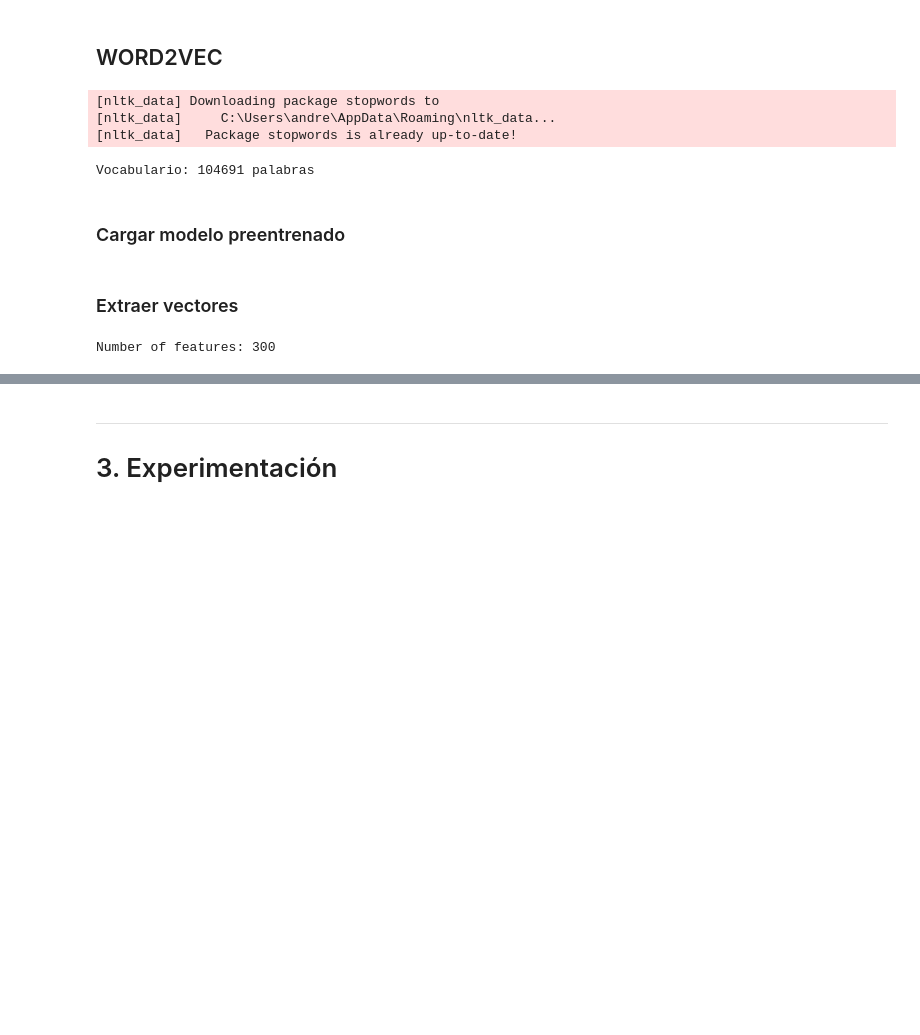
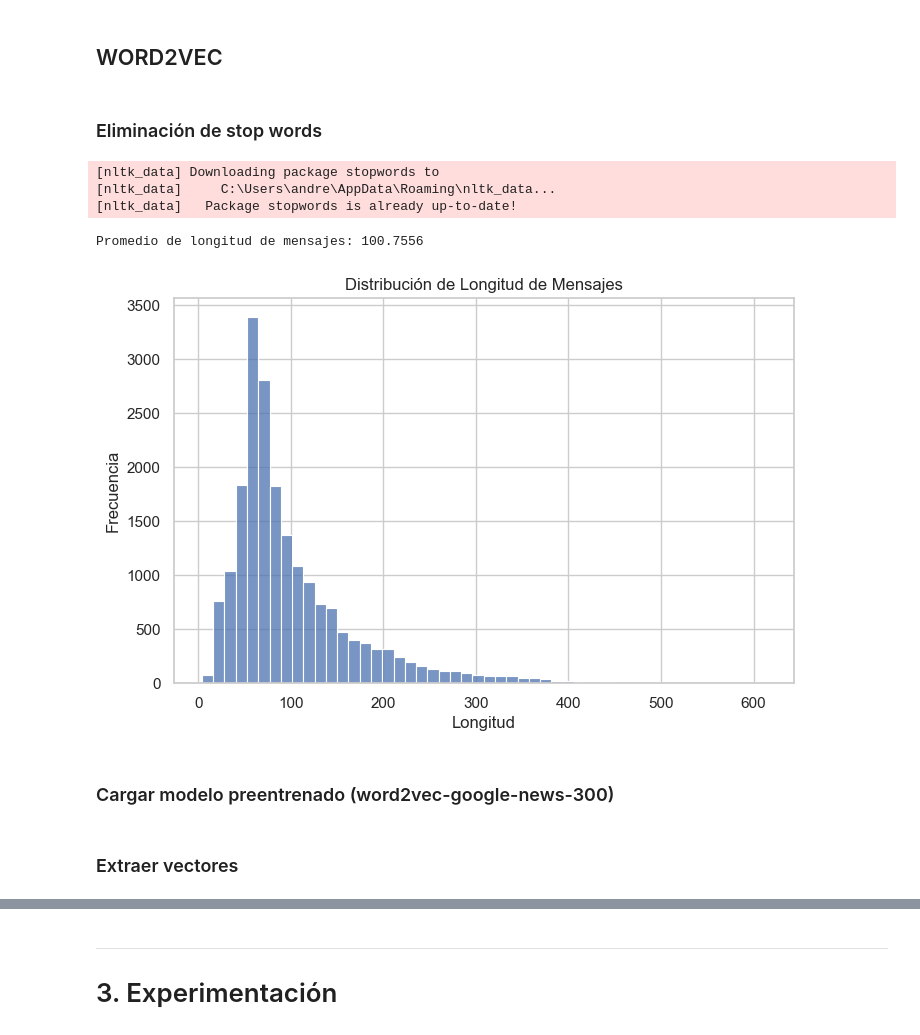
Before and after one commit to Adrian-Cespedes/Proy4-ML, a Jupyter notebook: mainCNN.ipynb, the cells around one changed output, grey strips where cells are left out. Cells and saved outputs as stored; diff of their text form; code cells hidden in the pictures; blank space fills up the shorter version.

```diff
--- a/mainCNN.ipynb
+++ b/mainCNN.ipynb
@@ -13,9 +19,14 @@
 # %%
 # %pip install numpy
 # %pip install matplotlib
-%pip install scipy
+# %pip install scipy
 # %pip install pandas
 # %pip install scikit-learn
 # %pip install seaborn
 # %pip install nltk
 # %pip install gensim
+
+
+
+TEST_SIZE = 0.2
+P_SEED = 2024
@@ -377,6 +397,8 @@ y_train_cq = label_encoder.fit_transform(df_train_cq['label'])
 y_test_cq = label_encoder.transform(df_test_cq['label'])
 # %% [markdown]
 ## WORD2VEC
+# %% [markdown]
+### Eliminación de stop words
 # %%
 import torch
 import nltk
@@ -414,14 +438,18 @@ df_test_words = build_df_words(df_test_words)
 # %%
-#realizar conteo de vocabulario
-vocab = set()
-for words in df_train_words['words']:
-    vocab.update(words)
+#graficar la distribución de la longitud de los mensajes
+plt.figure(figsize=(8, 5))
+sns.histplot(df_train_words['words'].apply(lambda x: len(set(x))), bins=50)
+plt.title('Distribución de Longitud de Mensajes')
+plt.xlabel('Longitud')
+plt.ylabel('Frecuencia')
 
-print(f'Vocabulario: {len(vocab)} palabras')
+prom_len = df_train_words['words'].apply(lambda x: len(set(x))).mean()
+print(f'Promedio de longitud de mensajes: {prom_len}')
 # %% [output]
-Vocabulario: 104691 palabras
+Promedio de longitud de mensajes: 100.7556
+[figure, added]
 # %% [markdown]
-### Cargar modelo preentrenado
+### Cargar modelo preentrenado (word2vec-google-news-300)
 # %%
 #load numpy
 import gensim.downloader as api
@@ -446,8 +476,6 @@ def build_embedding_matrix(df, word2vec_dict, max_words):
 # %%
-x_train_wd = build_embedding_matrix(df_train_words, word2vec, 2**64)
-x_test_wd = build_embedding_matrix(df_test_words, word2vec, 2**64)
+WORDS = 300
 
-n_features = x_train_wd.shape[1]
-print(f'Number of features: {n_features}')
+x_train_wd = build_embedding_matrix(df_train_words, word2vec, WORDS)
+x_test_wd = build_embedding_matrix(df_test_words, word2vec, WORDS)
+x_submit_wd = build_embedding_matrix(df_submit_words, word2vec, WORDS)
-# %% [output]
-Number of features: 300
```
Also changed, not shown: parts of 52 cells of this notebook.
